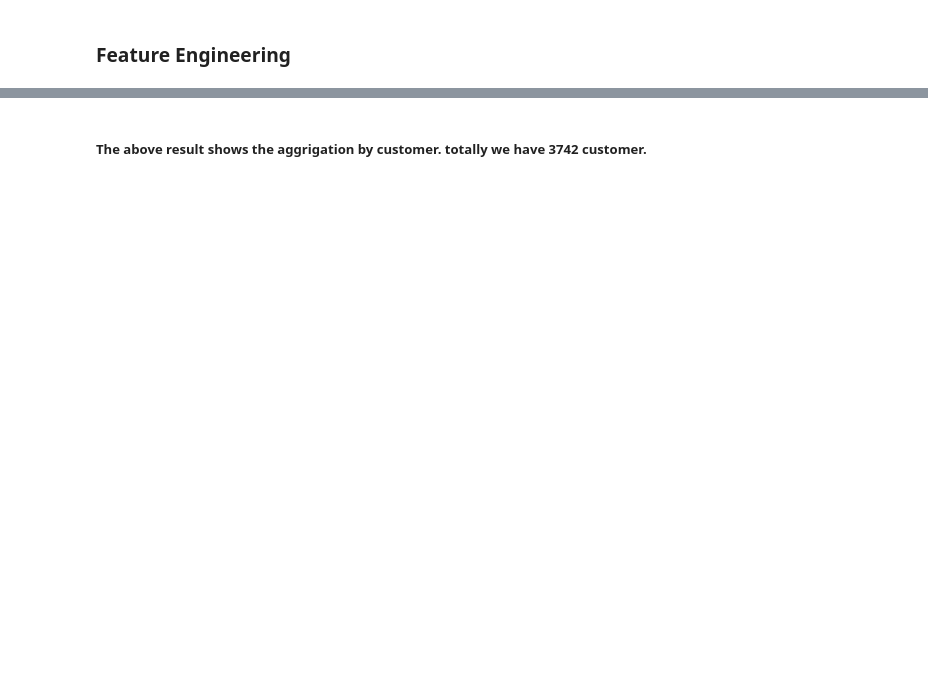
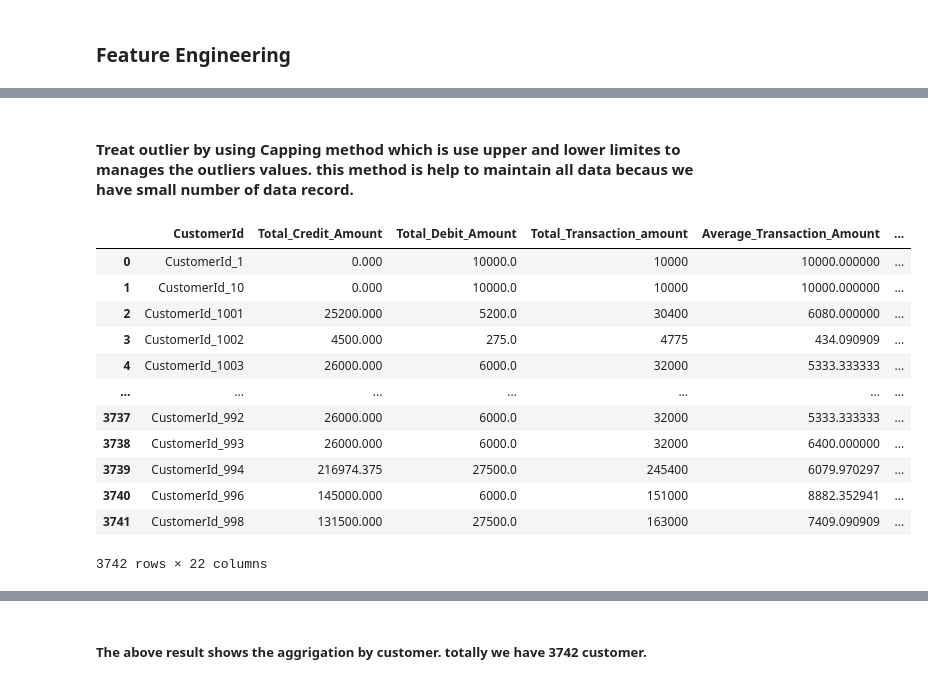
Before and after one commit to Marta233/Credit_Score, a Jupyter notebook: notebook/future_engin.ipynb, the cells around one changed output, grey strips where cells are left out. Saved outputs shown, nothing was run; the diff lists cells and outputs as text; code cells hidden in the pictures; blank space fills up the shorter version.

```diff
--- a/notebook/future_engin.ipynb
+++ b/notebook/future_engin.ipynb
@@ -49,0 +72,18 @@ Index(['CustomerId', 'Total_Credit_Amount', 'Total_Debit_Amount',
+# %% [markdown]
+#### Treat outlier by using Capping method which is use upper and lower limites to manages the outliers values. this method is help to maintain all data becaus we have small number of data record.
+# %%
+fut_eng.cap_outliers()
+# %% [output]
+|  | CustomerId | Total_Credit_Amount | Total_Debit_Amount | Total_Transaction_amount | Average_Transaction_Amount | ... |
+| 0 | CustomerId_1 | 0.000 | 10000.0 | 10000 | 10000.000000 | ... |
+| 1 | CustomerId_10 | 0.000 | 10000.0 | 10000 | 10000.000000 | ... |
+| 2 | CustomerId_1001 | 25200.000 | 5200.0 | 30400 | 6080.000000 | ... |
+| 3 | CustomerId_1002 | 4500.000 | 275.0 | 4775 | 434.090909 | ... |
+| 4 | CustomerId_1003 | 26000.000 | 6000.0 | 32000 | 5333.333333 | ... |
+| ... | ... | ... | ... | ... | ... | ... |
+| 3737 | CustomerId_992 | 26000.000 | 6000.0 | 32000 | 5333.333333 | ... |
+| 3738 | CustomerId_993 | 26000.000 | 6000.0 | 32000 | 6400.000000 | ... |
+| 3739 | CustomerId_994 | 216974.375 | 27500.0 | 245400 | 6079.970297 | ... |
+| 3740 | CustomerId_996 | 145000.000 | 6000.0 | 151000 | 8882.352941 | ... |
+| 3741 | CustomerId_998 | 131500.000 | 27500.0 | 163000 | 7409.090909 | ... |
+3742 rows × 22 columns
```
Also changed, not shown: parts of 16 cells of this notebook, 9 other files.
